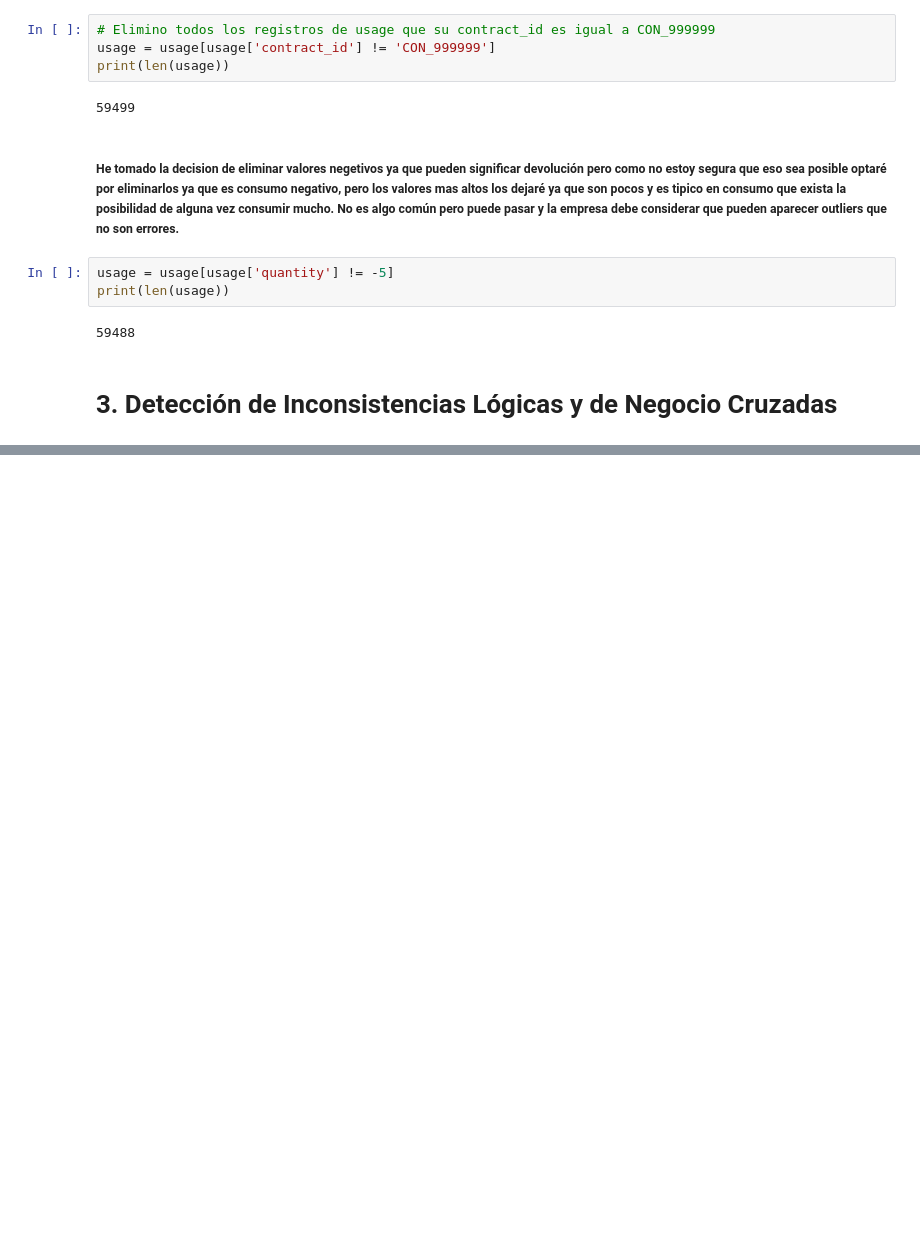
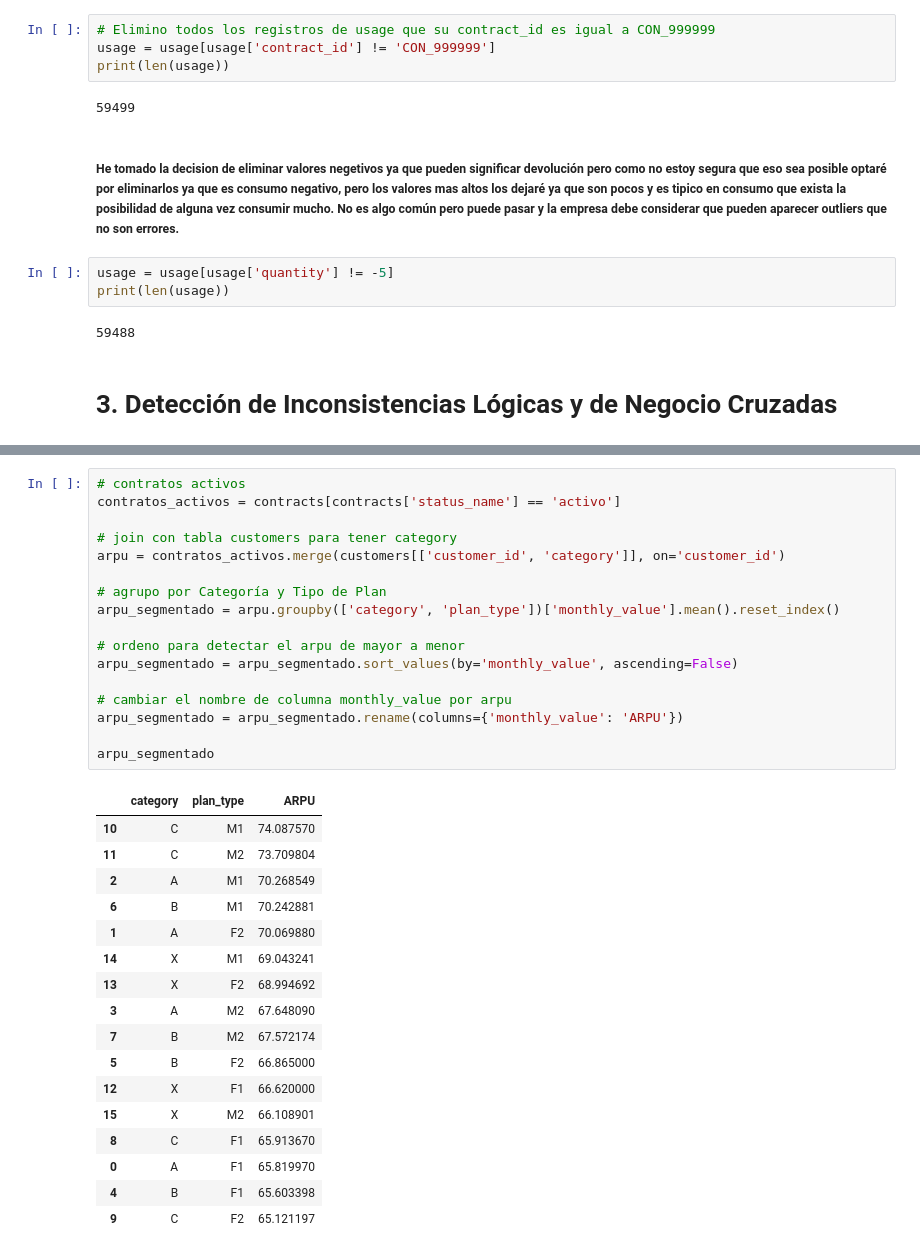
Before and after one commit to PetrongariYanina/ETL-to-MBD, a Jupyter notebook: ETL.ipynb, the cells around one changed output, grey strips where cells are left out. Saved outputs shown, nothing was run; the diff lists cells and outputs as text; blank space fills up the shorter version.

```diff
--- a/ETL.ipynb
+++ b/ETL.ipynb
@@ -603,0 +691,35 @@ print(len(usage))
+# %%
+# contratos activos
+contratos_activos = contracts[contracts['status_name'] == 'activo']
+
+# join con tabla customers para tener category
+arpu = contratos_activos.merge(customers[['customer_id', 'category']], on='customer_id')
+
+# agrupo por Categoría y Tipo de Plan
+arpu_segmentado = arpu.groupby(['category', 'plan_type'])['monthly_value'].mean().reset_index()
+
+# ordeno para detectar el arpu de mayor a menor
+arpu_segmentado = arpu_segmentado.sort_values(by='monthly_value', ascending=False)
+
+# cambiar el nombre de columna monthly_value por arpu
+arpu_segmentado = arpu_segmentado.rename(columns={'monthly_value': 'ARPU'})
+
+arpu_segmentado
+# %% [output]
+|  | category | plan_type | ARPU |
+| 10 | C | M1 | 74.087570 |
+| 11 | C | M2 | 73.709804 |
+| 2 | A | M1 | 70.268549 |
+| 6 | B | M1 | 70.242881 |
+| 1 | A | F2 | 70.069880 |
+| 14 | X | M1 | 69.043241 |
+| 13 | X | F2 | 68.994692 |
+| 3 | A | M2 | 67.648090 |
+| 7 | B | M2 | 67.572174 |
+| 5 | B | F2 | 66.865000 |
+| 12 | X | F1 | 66.620000 |
+| 15 | X | M2 | 66.108901 |
+| 8 | C | F1 | 65.913670 |
+| 0 | A | F1 | 65.819970 |
+| 4 | B | F1 | 65.603398 |
+| 9 | C | F2 | 65.121197 |
```
Also changed, not shown: parts of 25 cells of this notebook.
